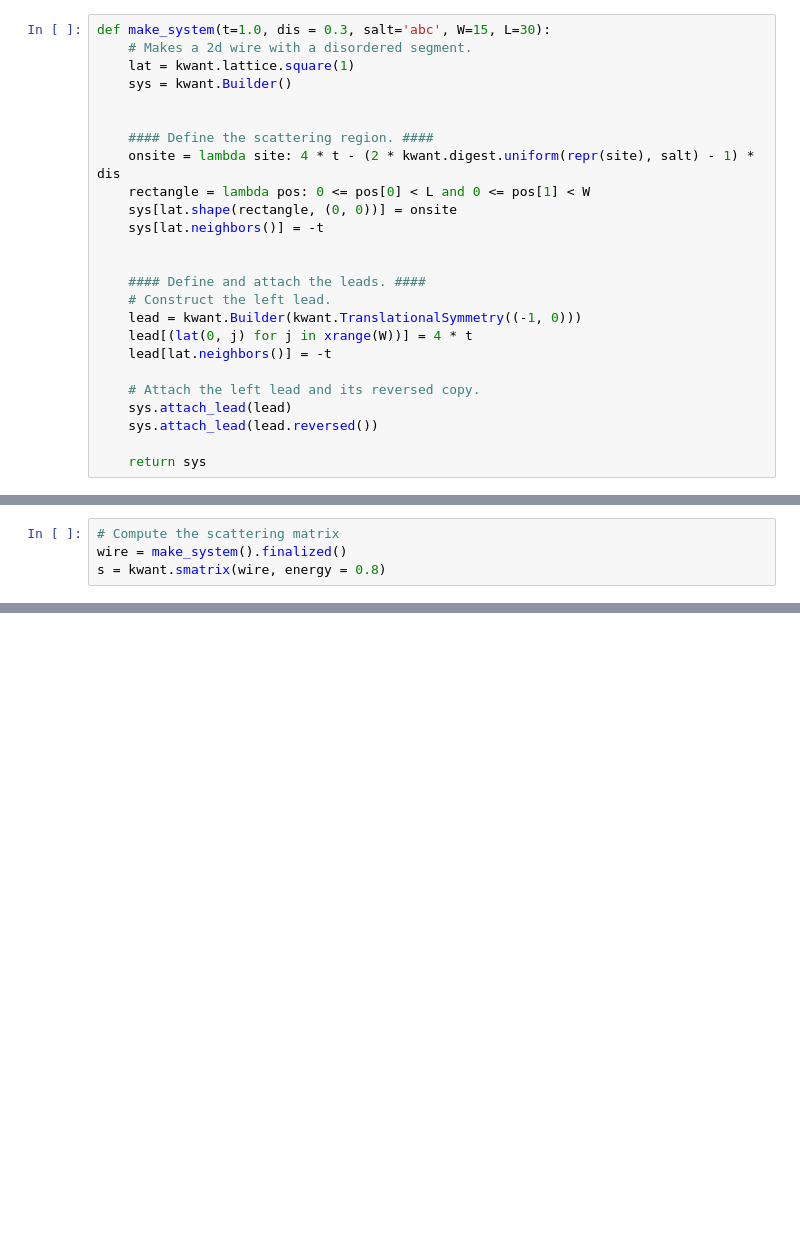
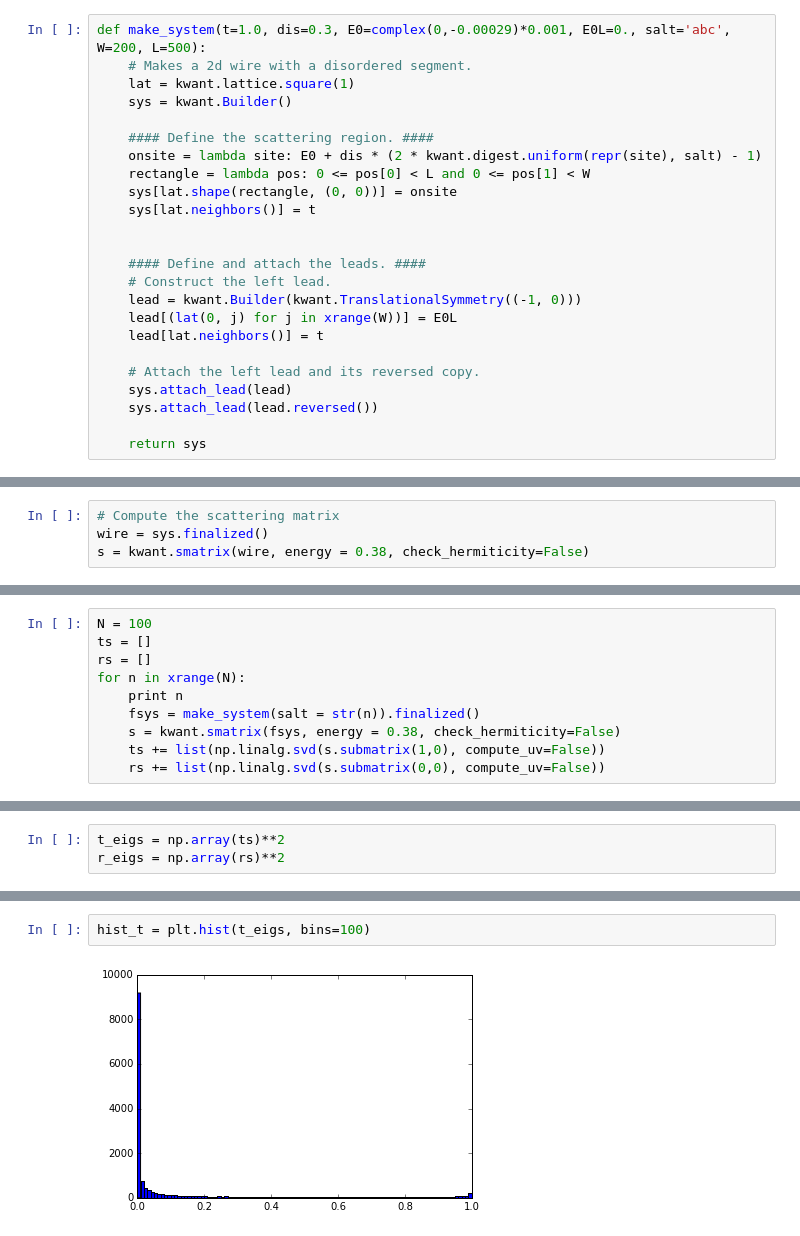
Before and after one commit to bernardvanheck/shared_notebooks, a Jupyter notebook: kwant_transmission_example.ipynb, the cells around one changed output, grey strips where cells are left out. Saved outputs shown, nothing was run; the diff lists cells and outputs as text; blank space fills up the shorter version.

Commit message:
added some averaging and histograms of t,r

```diff
--- a/kwant_transmission_example.ipynb
+++ b/kwant_transmission_example.ipynb
@@ -5,23 +6,22 @@ import kwant
 from matplotlib import pyplot as plt
 # %%
-def make_system(t=1.0, dis = 0.3, salt='abc', W=15, L=30):
+def make_system(t=1.0, dis=0.3, E0=complex(0,-0.00029)*0.001, E0L=0., salt='abc', W=200, L=500):
     # Makes a 2d wire with a disordered segment.
     lat = kwant.lattice.square(1)
     sys = kwant.Builder()
 
-
     #### Define the scattering region. ####
-    onsite = lambda site: 4 * t - (2 * kwant.digest.uniform(repr(site), salt) - 1) * dis
+    onsite = lambda site: E0 + dis * (2 * kwant.digest.uniform(repr(site), salt) - 1)
     rectangle = lambda pos: 0 <= pos[0] < L and 0 <= pos[1] < W
     sys[lat.shape(rectangle, (0, 0))] = onsite
-    sys[lat.neighbors()] = -t
+    sys[lat.neighbors()] = t
 
 
     #### Define and attach the leads. ####
     # Construct the left lead.
     lead = kwant.Builder(kwant.TranslationalSymmetry((-1, 0)))
-    lead[(lat(0, j) for j in xrange(W))] = 4 * t
-    lead[lat.neighbors()] = -t
+    lead[(lat(0, j) for j in xrange(W))] = E0L
+    lead[lat.neighbors()] = t
 
     # Attach the left lead and its reversed copy.
     sys.attach_lead(lead)
@@ -35,4 +31,4 @@ kwant.plot(make_system());
 # %%
 # Compute the scattering matrix
-wire = make_system().finalized()
-s = kwant.smatrix(wire, energy = 0.8)
+wire = sys.finalized()
+s = kwant.smatrix(wire, energy = 0.38, check_hermiticity=False)
@@ -80,0 +35,10 @@ plt.show()
+# %%
+N = 100
+ts = []
+rs = []
+for n in xrange(N):
+    print n
+    fsys = make_system(salt = str(n)).finalized()
+    s = kwant.smatrix(fsys, energy = 0.38, check_hermiticity=False)
+    ts += list(np.linalg.svd(s.submatrix(1,0), compute_uv=False))
+    rs += list(np.linalg.svd(s.submatrix(0,0), compute_uv=False))
@@ -80,0 +63,3 @@ plt.show()
+# %%
+t_eigs = np.array(ts)**2
+r_eigs = np.array(rs)**2
@@ -80,0 +68,4 @@ plt.show()
+# %%
+hist_t = plt.hist(t_eigs, bins=100)
+# %% [output]
+[figure, added]
```
Also changed, not shown: parts of 14 cells of this notebook.
